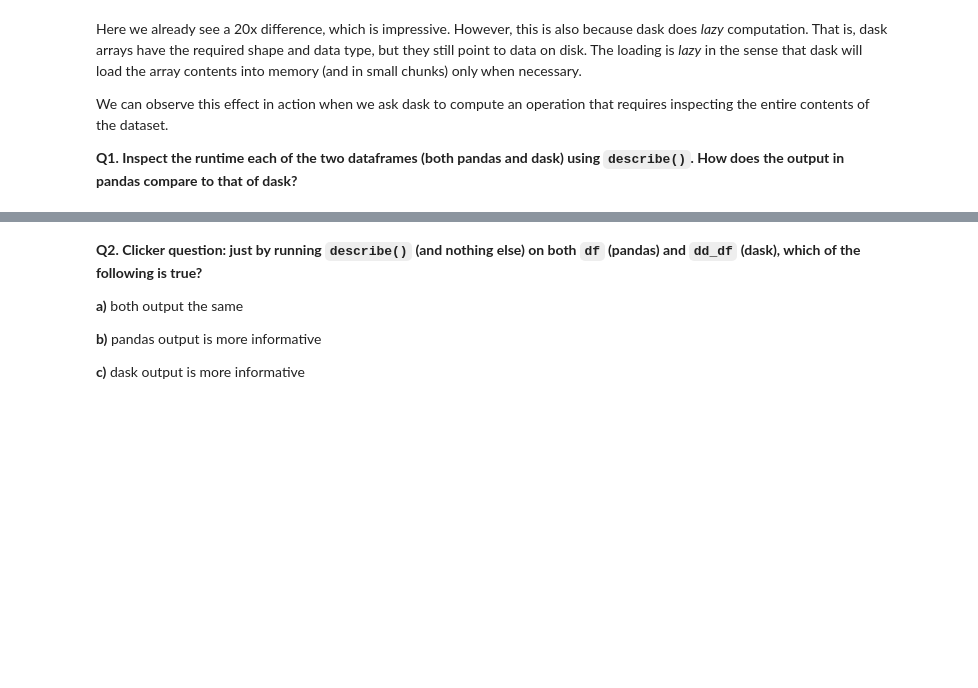
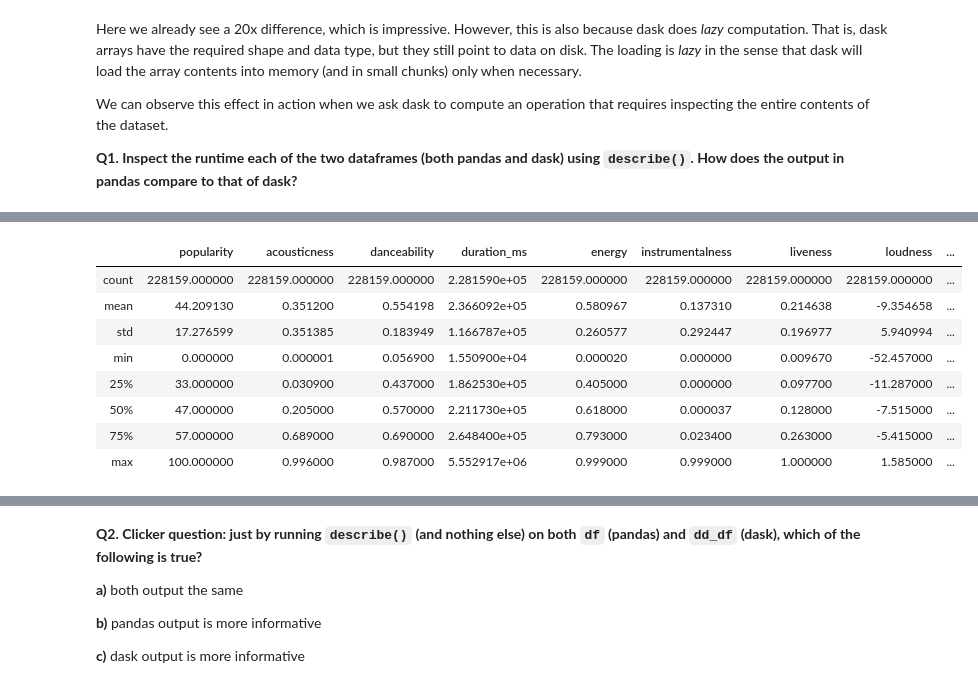
Before and after one commit to mitdbg/datascienceclass, a Jupyter notebook: lab_6/lab6_reversed_lecture.ipynb, the cells around one changed output, grey strips where cells are left out. Saved outputs shown, nothing was run; the diff lists cells and outputs as text; code cells hidden in the pictures; blank space fills up the shorter version.

```diff
--- a/lab_6/lab6_reversed_lecture.ipynb
+++ b/lab_6/lab6_reversed_lecture.ipynb
@@ -84,3 +90,5 @@ We can observe this effect in action when we ask dask to compute an operation th
 # %%
 %%time
 # Q1: YOUR CODE GOES HERE (pandas)
+df.describe()
+# %% [output]
@@ -87,3 +97,12 @@ We can observe this effect in action when we ask dask to compute an operation th
+|  | popularity | acousticness | danceability | duration_ms | energy | instrumentalness | liveness | loudness | ... |
+| count | 228159.000000 | 228159.000000 | 228159.000000 | 2.281590e+05 | 228159.000000 | 228159.000000 | 228159.000000 | 228159.000000 | ... |
+| mean | 44.209130 | 0.351200 | 0.554198 | 2.366092e+05 | 0.580967 | 0.137310 | 0.214638 | -9.354658 | ... |
+| std | 17.276599 | 0.351385 | 0.183949 | 1.166787e+05 | 0.260577 | 0.292447 | 0.196977 | 5.940994 | ... |
+| min | 0.000000 | 0.000001 | 0.056900 | 1.550900e+04 | 0.000020 | 0.000000 | 0.009670 | -52.457000 | ... |
+| 25% | 33.000000 | 0.030900 | 0.437000 | 1.862530e+05 | 0.405000 | 0.000000 | 0.097700 | -11.287000 | ... |
+| 50% | 47.000000 | 0.205000 | 0.570000 | 2.211730e+05 | 0.618000 | 0.000037 | 0.128000 | -7.515000 | ... |
+| 75% | 57.000000 | 0.689000 | 0.690000 | 2.648400e+05 | 0.793000 | 0.023400 | 0.263000 | -5.415000 | ... |
+| max | 100.000000 | 0.996000 | 0.987000 | 5.552917e+06 | 0.999000 | 0.999000 | 1.000000 | 1.585000 | ... |
 # %%
 %%time
 # Q1: YOUR CODE GOES HERE (dask)
```
Also changed, not shown: parts of 32 cells of this notebook, 8 other files.
